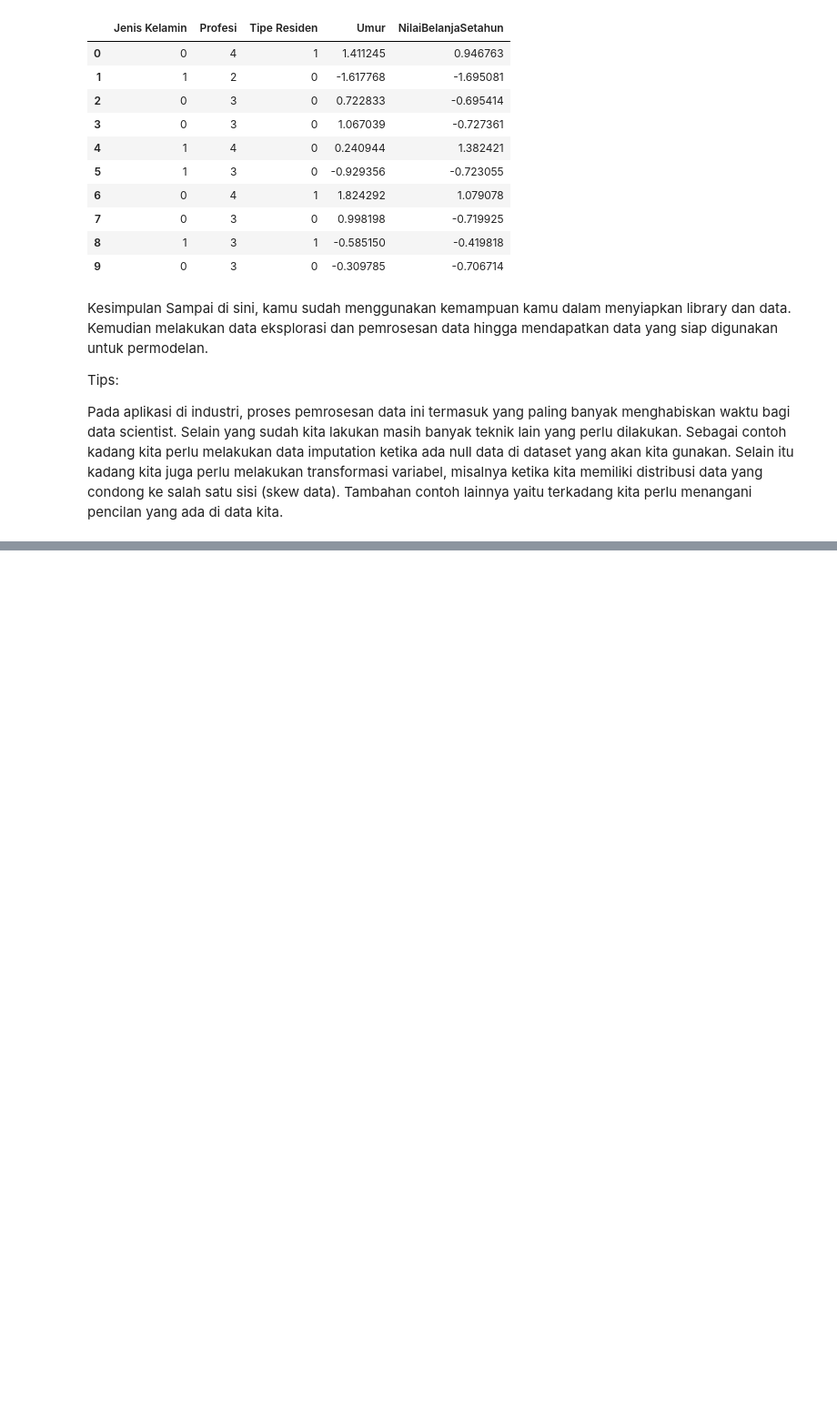
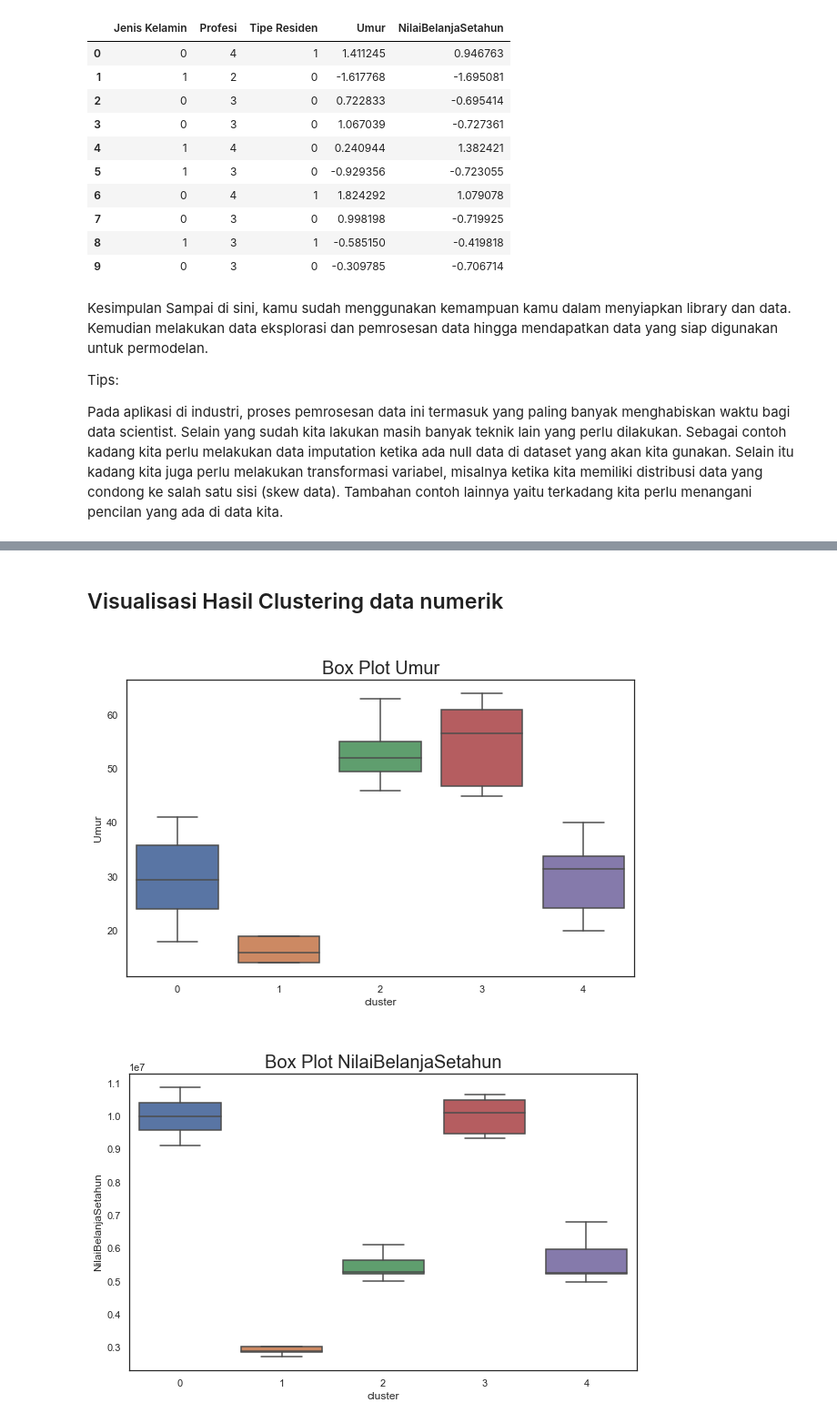
Before and after one commit to UsepSyaikalArifin/Application-File-PT-Bukit-Makmur-Mandiri-Utama-BUMA-, a Jupyter notebook: Kelas Penerapan di Industri/Data Science in Marketing - Customer Segmentation with Python/Jupyter Notebook/main.ipynb, the cells around one changed output, grey strips where cells are left out. Shown: that part at 91% size. Saved outputs shown, nothing was run; the diff lists cells and outputs as text; code cells hidden in the pictures; blank space fills up the shorter version.

```diff
--- a/Kelas Penerapan di Industri/Data Science in Marketing - Customer Segmentation with Python/Jupyter Notebook/main.ipynb
+++ b/Kelas Penerapan di Industri/Data Science in Marketing - Customer Segmentation with Python/Jupyter Notebook/main.ipynb
@@ -282,0 +314,4 @@ Pada aplikasi di industri, proses pemrosesan data ini termasuk yang paling banya
+# %%
+kproto = KPrototypes(n_clusters=5, random_state=75)
+kproto = kproto.fit(df_model, categorical=[0, 1, 2])
+pickle.dump(kproto, open("cluster.pkl", "wb"))
@@ -282,0 +320,12 @@ Pada aplikasi di industri, proses pemrosesan data ini termasuk yang paling banya
+# %%
+df = pd.read_csv("https://dqlab-dataset.s3-ap-southeast-1.amazonaws.com/customer_segments.txt", sep="\t")
+display(df.head(10))
+
+clusters = kproto.predict(df_model, categorical=[0, 1, 2])
+print("Segmen Pelanggan")
+display(clusters)
+
+df_final = df.copy()
+df_final["cluster"] = clusters
+
+display(df_final.head(10))
@@ -282,0 +359,4 @@ Pada aplikasi di industri, proses pemrosesan data ini termasuk yang paling banya
+# %%
+for i in range(0, df_final["cluster"].nunique()):
+    print("Pelanggan Cluster - {}".format(i))
+    display(df_final[df_final["cluster"] == i])
@@ -282,0 +424,12 @@ Pada aplikasi di industri, proses pemrosesan data ini termasuk yang paling banya
+# %% [markdown]
+## Visualisasi Hasil Clustering data numerik
+# %%
+kolom_numerik = ["Umur", "NilaiBelanjaSetahun"]
+for i in kolom_numerik:
+    plt.figure(figsize=(10, 6))
+    ax = sns.boxplot(x = "cluster", y = i, data = df_final)
+    plt.title("\nBox Plot {}".format(i), fontsize=20)
+    plt.show()
+# %% [output]
+[figure, added]
+[figure, added]
```
Also changed, not shown: parts of 20 cells of this notebook.
